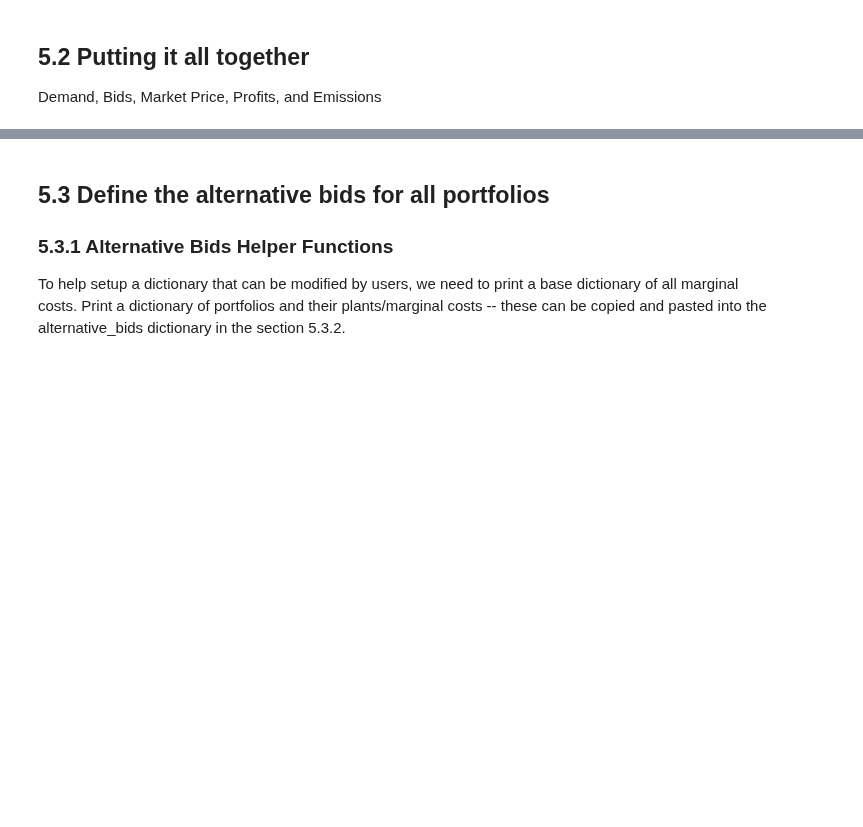
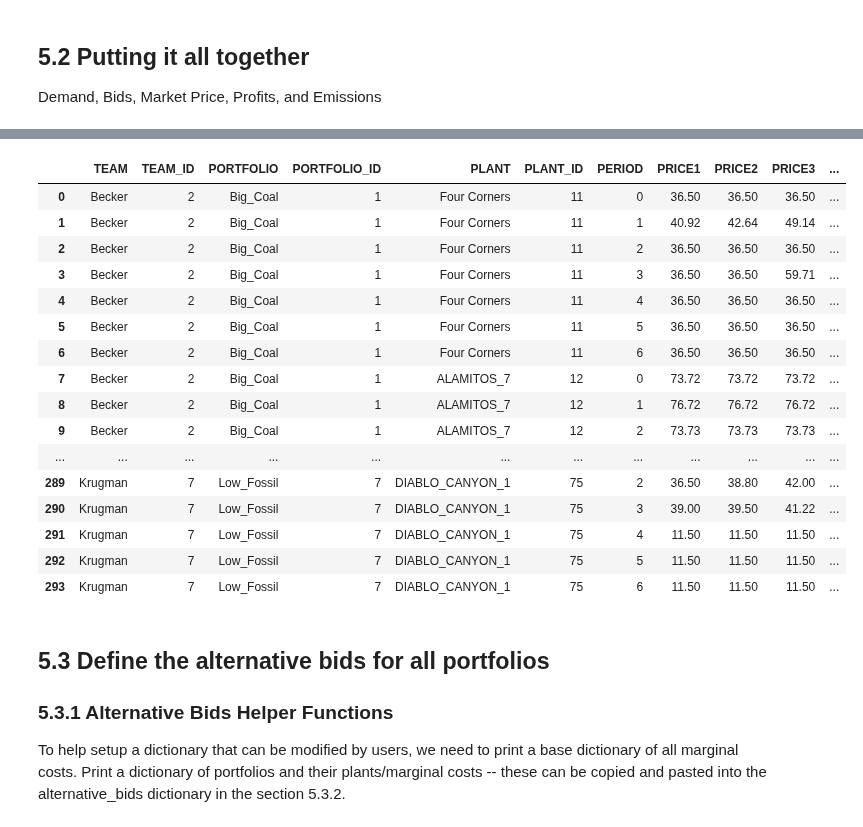
Before and after one commit to ds-modules/EEP-147-SP24, a Jupyter notebook: ESG-Analysis/ESG_CapacityExpansion_v2025.1.ipynb, the cells around one changed output, grey strips where cells are left out. Drawn from its saved outputs; the diff is of its cells as text; code cells hidden in the pictures; blank space fills up the shorter version.

```diff
--- a/ESG-Analysis/ESG_CapacityExpansion_v2025.1.ipynb
+++ b/ESG-Analysis/ESG_CapacityExpansion_v2025.1.ipynb
@@ -613 +622,22 @@ Here is the main wrapper function
+# %%
+section = SECTIONS[0]
+get_bids(section)
+# %% [output]
+|  | TEAM | TEAM_ID | PORTFOLIO | PORTFOLIO_ID | PLANT | PLANT_ID | PERIOD | PRICE1 | PRICE2 | PRICE3 | ... |
+| 0 | Becker | 2 | Big_Coal | 1 | Four Corners | 11 | 0 | 36.50 | 36.50 | 36.50 | ... |
+| 1 | Becker | 2 | Big_Coal | 1 | Four Corners | 11 | 1 | 40.92 | 42.64 | 49.14 | ... |
+| 2 | Becker | 2 | Big_Coal | 1 | Four Corners | 11 | 2 | 36.50 | 36.50 | 36.50 | ... |
+| 3 | Becker | 2 | Big_Coal | 1 | Four Corners | 11 | 3 | 36.50 | 36.50 | 59.71 | ... |
+| 4 | Becker | 2 | Big_Coal | 1 | Four Corners | 11 | 4 | 36.50 | 36.50 | 36.50 | ... |
+| 5 | Becker | 2 | Big_Coal | 1 | Four Corners | 11 | 5 | 36.50 | 36.50 | 36.50 | ... |
+| 6 | Becker | 2 | Big_Coal | 1 | Four Corners | 11 | 6 | 36.50 | 36.50 | 36.50 | ... |
+| 7 | Becker | 2 | Big_Coal | 1 | ALAMITOS_7 | 12 | 0 | 73.72 | 73.72 | 73.72 | ... |
+| 8 | Becker | 2 | Big_Coal | 1 | ALAMITOS_7 | 12 | 1 | 76.72 | 76.72 | 76.72 | ... |
+| 9 | Becker | 2 | Big_Coal | 1 | ALAMITOS_7 | 12 | 2 | 73.73 | 73.73 | 73.73 | ... |
+| ... | ... | ... | ... | ... | ... | ... | ... | ... | ... | ... | ... |
+| 289 | Krugman | 7 | Low_Fossil | 7 | DIABLO_CANYON_1 | 75 | 2 | 36.50 | 38.80 | 42.00 | ... |
+| 290 | Krugman | 7 | Low_Fossil | 7 | DIABLO_CANYON_1 | 75 | 3 | 39.00 | 39.50 | 41.22 | ... |
+| 291 | Krugman | 7 | Low_Fossil | 7 | DIABLO_CANYON_1 | 75 | 4 | 11.50 | 11.50 | 11.50 | ... |
+| 292 | Krugman | 7 | Low_Fossil | 7 | DIABLO_CANYON_1 | 75 | 5 | 11.50 | 11.50 | 11.50 | ... |
+| 293 | Krugman | 7 | Low_Fossil | 7 | DIABLO_CANYON_1 | 75 | 6 | 11.50 | 11.50 | 11.50 | ... |
 # %%
```
Also changed, not shown: parts of 9 cells of this notebook.
